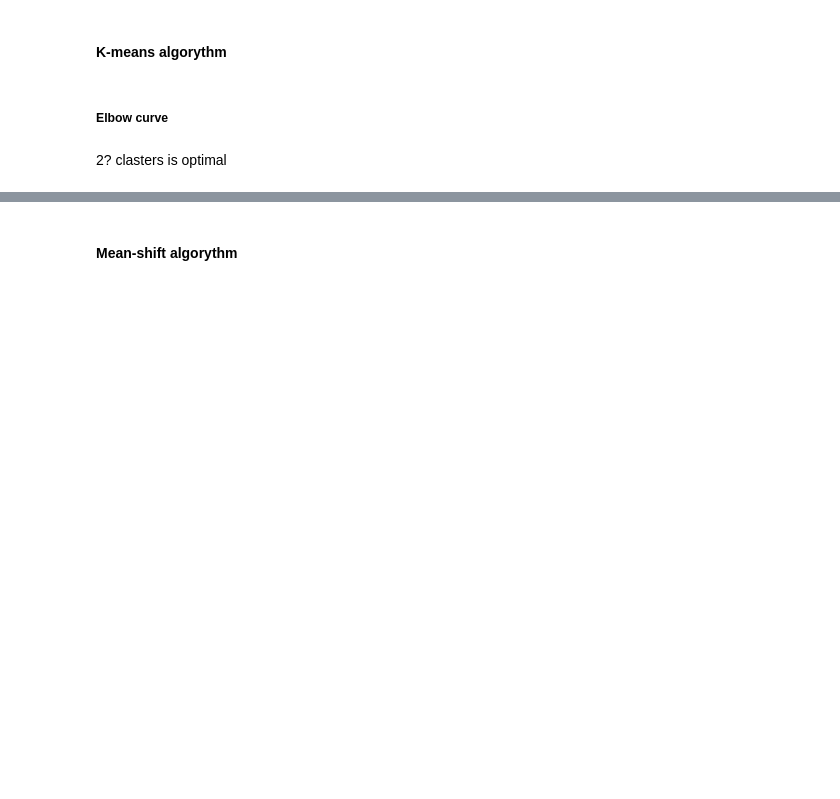
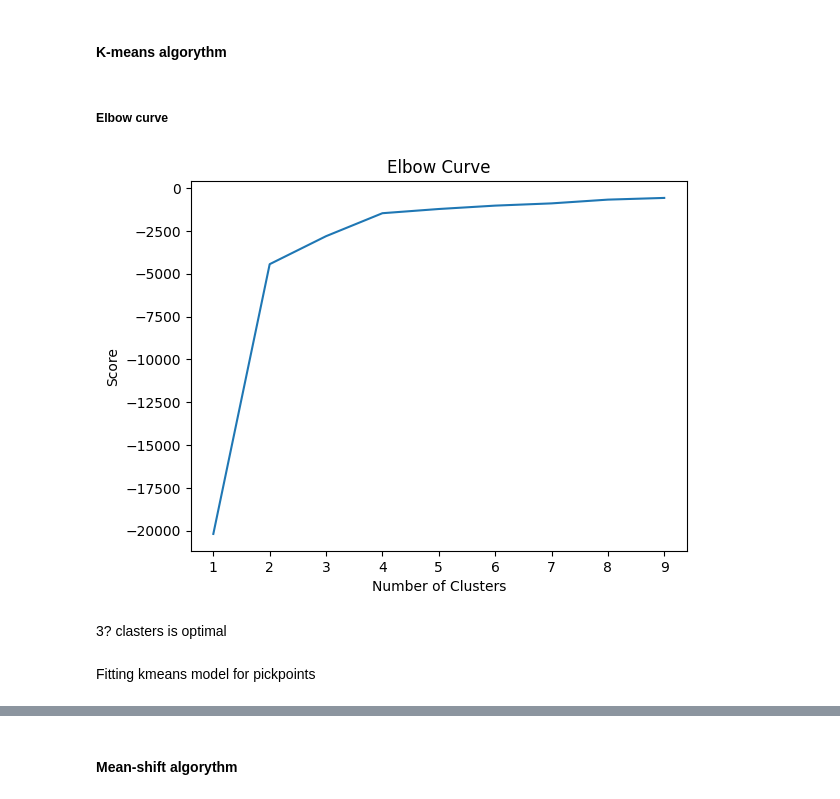
Before and after one commit to toptish/CityLife, a Jupyter notebook: citylife.ipynb, the cells around one changed output, grey strips where cells are left out. Cells and saved outputs as stored; diff of their text form; code cells hidden in the pictures; blank space fills up the shorter version.

Commit message:
area clustering

```diff
--- a/citylife.ipynb
+++ b/citylife.ipynb
@@ -135,3 +143,0 @@ m
-# %%
-taxi_loc['Trip Start Timestamp'] = pd.to_datetime(taxi_loc['Trip Start Timestamp'])
-taxi_loc['Trip End Timestamp'] = pd.to_datetime(taxi_loc['Trip End Timestamp'])
@@ -209,9 +197,9 @@ pointInPolys
 # %% [markdown]
 ### Pickpoints
 # %%
-pickups = taxi_loc[['Pickup Centroid Latitude', 'Pickup Centroid Longitude']]
+pickups = taxi_loc[['Pickup Centroid Latitude', 'Pickup Centroid Longitude', 'Pickup Centroid Location']]
 # %%
-pickup_coords = pickups.values
+pickup_coords = pickups[['Pickup Centroid Longitude', 'Pickup Centroid Latitude']]
 # %% [markdown]
 We need to define the best number of clusters. In order to do this we can use elbow rule
 # %% [markdown]
@@ -219,18 +207,20 @@ We need to define the best number of clusters. In order to do this we can use el
 # %% [markdown]
 ##### Elbow curve
 # %%
-# K_clusters = range(1,10)
-# kmeans = [KMeans(init="random",
-#                  n_clusters=i,
-#                  max_iter=300,
-#                  random_state=42,
-#                  n_init='auto') for i in K_clusters]
-# score = [kmeans[i].fit(pickups).score(pickups) for i in range(len(kmeans))]
-# # Visualize
-# plt.plot(K_clusters, score)
-# plt.xlabel('Number of Clusters')
-# plt.ylabel('Score')
-# plt.title('Elbow Curve')
-# plt.show()
+K_clusters = range(1,10)
+kmeans = [KMeans(init="k-means++",
+                 n_clusters=i,
+                 max_iter=300,
+                 random_state=42,
+                 n_init='auto') for i in K_clusters]
+score = [kmeans[i].fit(pickup_coords).score(pickup_coords) for i in range(len(kmeans))]
+# Visualize
+plt.plot(K_clusters, score)
+plt.xlabel('Number of Clusters')
+plt.ylabel('Score')
+plt.title('Elbow Curve')
+plt.show()
+# %% [output]
+[figure, added]
 # %% [markdown]
-2? clasters is optimal
+3? clasters is optimal
@@ -252,0 +227,2 @@ plt.show()
+# %% [markdown]
+Fitting kmeans model for pickpoints
```
Also changed, not shown: parts of 99 cells of this notebook.
